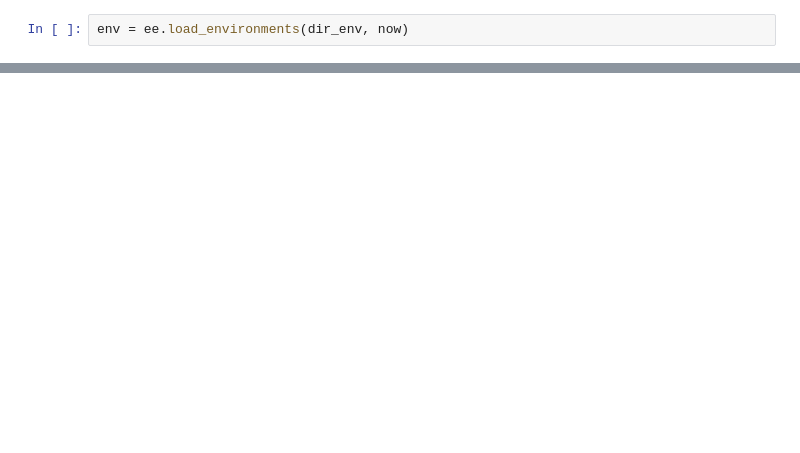
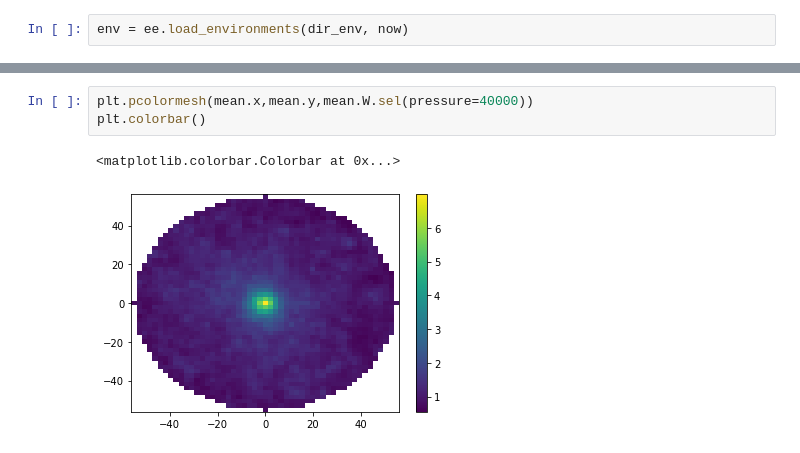
Before and after one commit to KillianBrennan/cookie_cutter, a Jupyter notebook: test_extractor.ipynb, the cells around one changed output, grey strips where cells are left out. Drawn from its saved outputs; the diff is of its cells as text; blank space fills up the shorter version.

```diff
--- a/test_extractor.ipynb
+++ b/test_extractor.ipynb
@@ -66,0 +179,6 @@ plt.colorbar()
+# %%
+plt.pcolormesh(mean.x,mean.y,mean.W.sel(pressure=40000))
+plt.colorbar()
+# %% [output]
+<matplotlib.colorbar.Colorbar at 0x...>
+[figure, added]
```
Also changed, not shown: parts of 17 cells of this notebook, 3 other files.
